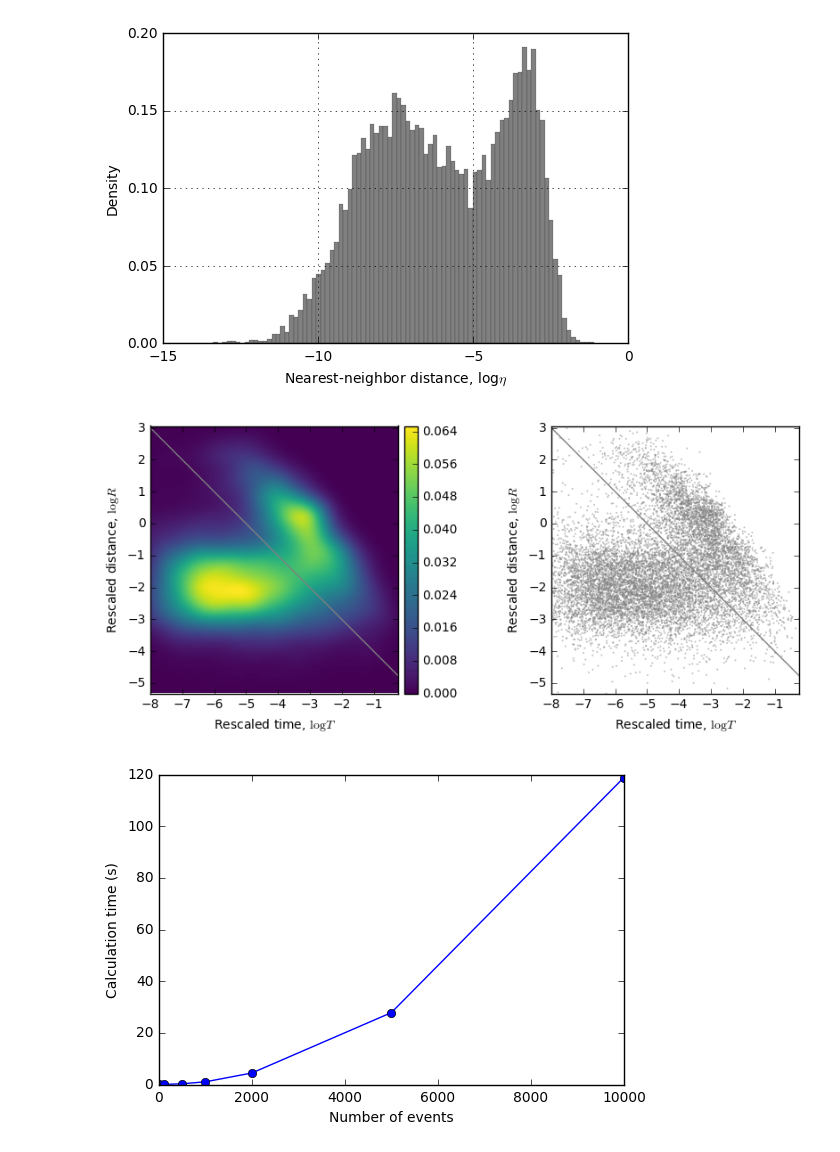
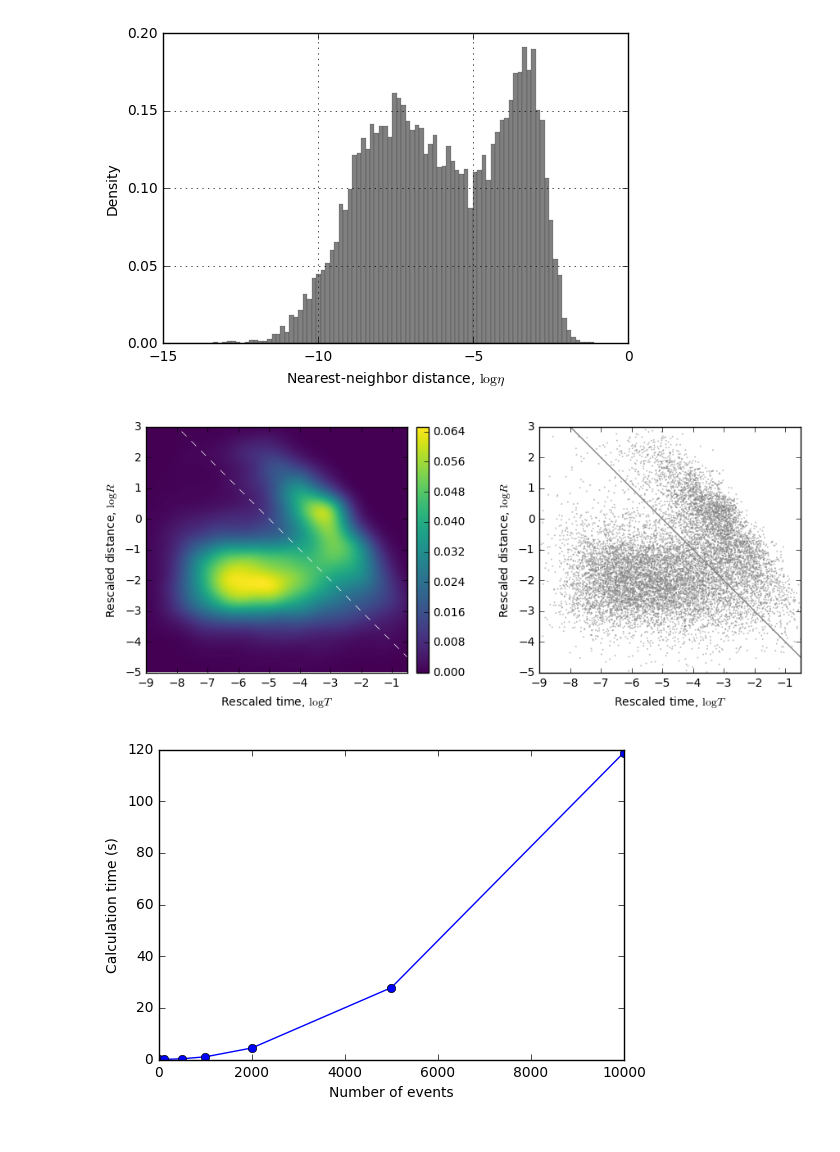
Before and after one commit to rokuwaki/EqDistance, a Jupyter notebook: EqDistance.ipynb, the cells around one changed output. Saved outputs shown, nothing was run; the diff lists cells and outputs as text; code cells hidden in the pictures.

```diff
--- a/EqDistance.ipynb
+++ b/EqDistance.ipynb
@@ -24,44 +24,51 @@ plt.show()
 # %% [output]
 [figure]
 # %%
-data = np.loadtxt('data/hs_1981_2011_06_comb_K2_A.cat_so_SCSN_v01_M3_T_R.txt')
+def density2d(m1,m2):
+    xmin=m1.min(); xmax=m1.max()
+    ymin=m2.min(); ymax=m2.max()
+    extent=[xmin,xmax,ymin,ymax]
+    X,Y=np.mgrid[xmin:xmax:100j,ymin:ymax:100j]
+    positions=np.vstack([X.ravel(),Y.ravel()])
+    values=np.vstack([m1,m2])
+    kernel=stats.gaussian_kde(values)
+    Z=np.reshape(kernel(positions).T,X.shape)
+    return Z,extent
+
+data=np.loadtxt('data/hs_1981_2011_06_comb_K2_A.cat_so_SCSN_v01_M3_T_R.txt')
 m1=np.log10(data[:,0]); m2=np.log10(data[:,1])
-xmin = m1.min(); xmax = m1.max()
-ymin = m2.min(); ymax = m2.max()
-X, Y = np.mgrid[xmin:xmax:100j, ymin:ymax:100j]
-positions = np.vstack([X.ravel(), Y.ravel()])
-values = np.vstack([m1, m2])
-kernel = stats.gaussian_kde(values)
-Z = np.reshape(kernel(positions).T, X.shape)
-t=np.linspace(xmin,xmax,100)
+
+xl=-9; xr=-0.5; yb=-5; yt=3
+width=xr-xl; height=yt-yb
+cmap=plt.cm.viridis
+norm = mpl.colors.Normalize(vmin=Z.min(), vmax=Z.max())
+
+Z,extent=density2d(m1,m2)
+t=np.linspace(xl,xr,100)
 r=-t-5
 
-#Joint distribtuion
 fig=plt.figure(figsize=(3, 3))
-width = xmax-(-8); height=ymax-ymin
 ax = fig.add_axes([0,0,width/height,1])
-cmap=plt.cm.viridis
-hist=ax.imshow(np.rot90(Z), cmap=cmap,extent=[xmin, xmax, ymin, ymax])
-ax.plot(t,r,label='$\log R=-\log T -5$',c='gray')
+hist=ax.imshow(np.rot90(Z), cmap=cmap,extent=extent)
+ax.plot(t,r,'w--',label='$\log R=-\log T -5$',linewidth=0.5)
+ax.set_xlim([xl,xr])
+ax.set_ylim([yb,yt])
 ax.set_xlabel('Rescaled time, $\log T$')
 ax.set_ylabel('Rescaled distance, $\log R$')
-ax.set_xlim([-8,xmax])
-ax.set_ylim([ymin,ymax])
-cax = fig.add_axes([0.95, 0, 0.05, 1])
-norm = mpl.colors.Normalize(vmin=Z.min(), vmax=Z.max())
+
+cax = fig.add_axes([1.1, 0, 0.05, 1])
 mpl.colorbar.ColorbarBase(cax, norm=norm, cmap=cmap)
 
-#Scatter plot
-ax = fig.add_axes([1.5,0,width/height,1])
+ax = fig.add_axes([1.6,0,width/height,1])
 ax.scatter(m1,m2,s=2,facecolor='gray',edgecolor='',alpha=0.5)
 ax.plot(t,r,label='$\log R=-\log T -5$',c='gray')
+ax.set_xlim([xl,xr])
+ax.set_ylim([yb,yt])
 ax.set_xlabel('Rescaled time, $\log T$')
 ax.set_ylabel('Rescaled distance, $\log R$')
-ax.set_xlim([-8,xmax])
-ax.set_ylim([ymin,ymax])
 plt.show()
 # %% [output]
-[figure, old version]
+[figure, new version]
 # %%
 fig = plt.figure()
 ax = fig.add_subplot(111)
```
Also changed, not shown: parts of 3 cells of this notebook.
